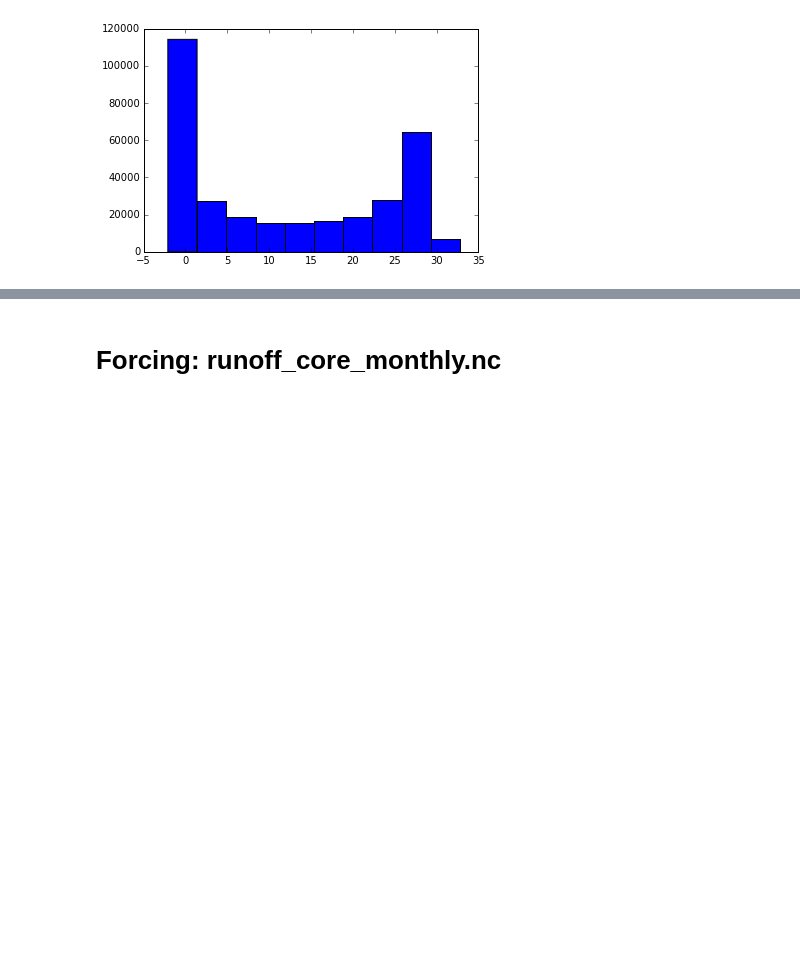
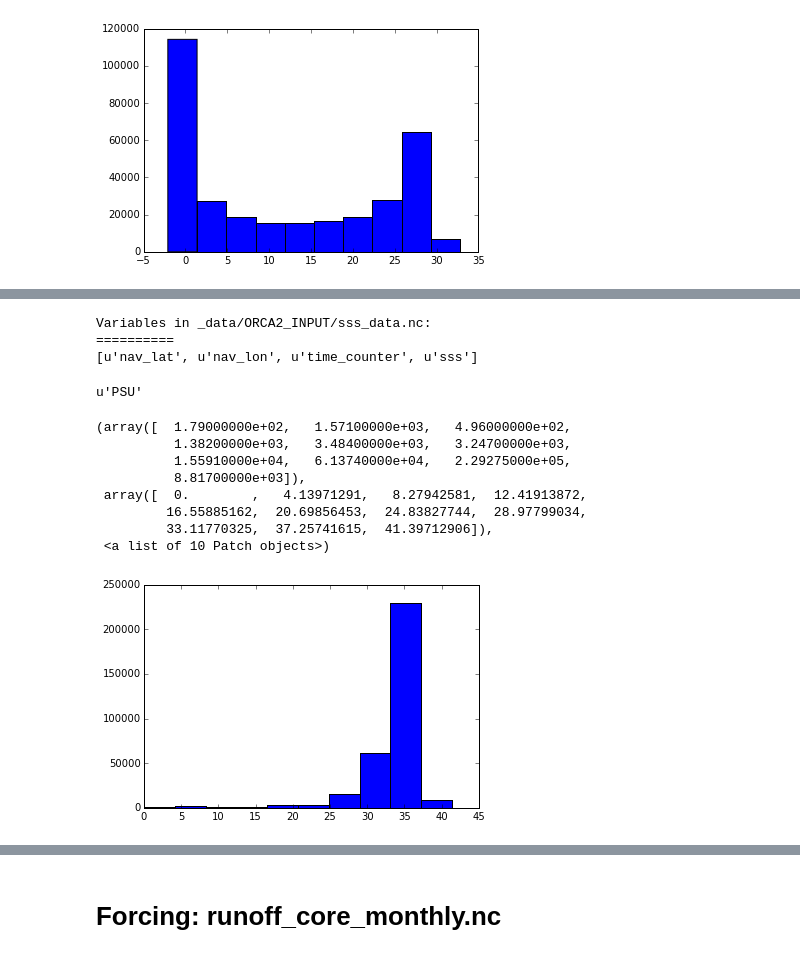
Before and after one commit to UBC-MOAD/ccar-modeling-nemo-tools, a Jupyter notebook: 05_ORCA2_Input.ipynb, the cells around one changed output, grey strips where cells are left out. Drawn from its saved outputs; the diff is of its cells as text; code cells hidden in the pictures; blank space fills up the shorter version.

```diff
--- a/05_ORCA2_Input.ipynb
+++ b/05_ORCA2_Input.ipynb
@@ -196,0 +218,26 @@ fig.canvas.draw()
+# %%
+sss_obj=nc.Dataset(sss_name[0])
+print('Variables in {}:\n==========\n{}'.format(sss_name[0], sss_obj.variables.keys()))
+# %% [output]
+Variables in _data/ORCA2_INPUT/sss_data.nc:
+==========
+[u'nav_lat', u'nav_lon', u'time_counter', u'sss']
+# %%
+nav_lon=sss_obj.variables['nav_lon'][:]
+nav_lat=sss_obj.variables['nav_lat'][:]
+sss=sss_obj.variables['sss'][:]
+sss_obj.variables['sss'].units
+# %% [output]
+u'PSU'
+# %%
+plt.hist(sss.flat)
+# %% [output]
+(array([  1.79000000e+02,   1.57100000e+03,   4.96000000e+02,
+          1.38200000e+03,   3.48400000e+03,   3.24700000e+03,
+          1.55910000e+04,   6.13740000e+04,   2.29275000e+05,
+          8.81700000e+03]),
+ array([  0.        ,   4.13971291,   8.27942581,  12.41913872,
+         16.55885162,  20.69856453,  24.83827744,  28.97799034,
+         33.11770325,  37.25741615,  41.39712906]),
+ <a list of 10 Patch objects>)
+[figure, added]
```
Also changed, not shown: parts of 13 cells of this notebook.
